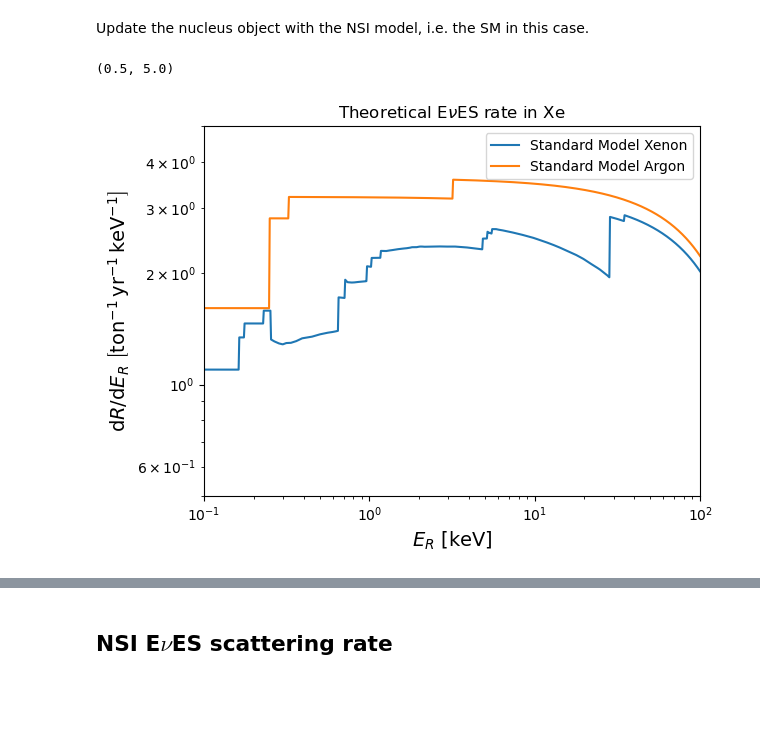
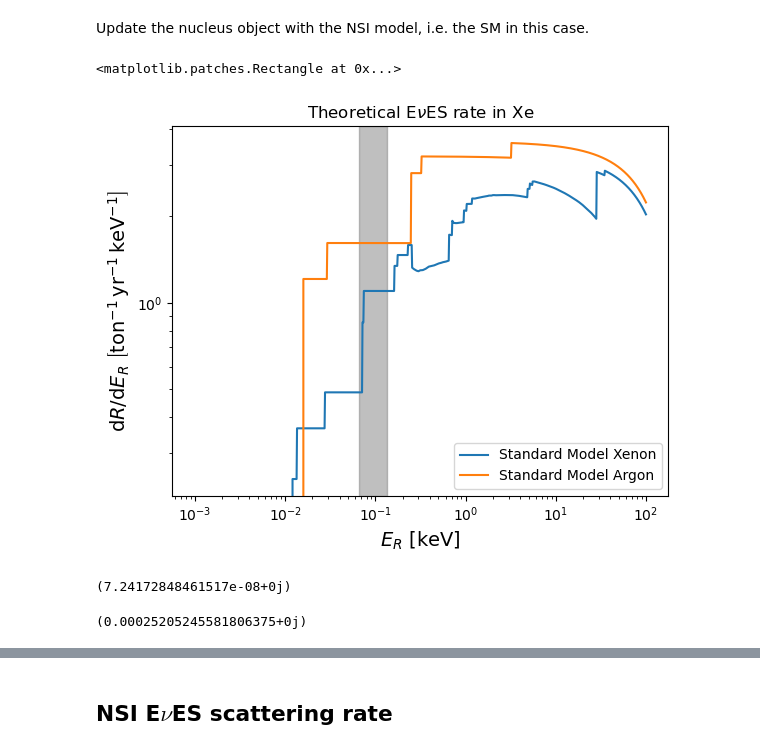
Before and after one commit to SNuDD/SNuDD, a Jupyter notebook: notebooks/EVES_rate.ipynb, the cells around one changed output, grey strips where cells are left out. Saved outputs shown, nothing was run; the diff lists cells and outputs as text; code cells hidden in the pictures; blank space fills up the shorter version.

```diff
--- a/notebooks/EVES_rate.ipynb
+++ b/notebooks/EVES_rate.ipynb
@@ -41,22 +41,24 @@ Ar_electron = Electron(Ar_nucleus, binding_ar)
 Ar_electron.update_model(sm_model)
 Ar_electron.prepare_density()
 # %%
-E_Rs = np.logspace(-2, 2, 1000) / 1e6  # Recoil Energy in GeV
+E_Rs = np.logspace(-3, 2, 1000) / 1e6  # Recoil Energy in GeV
 # %%
 sm_spec_xe = Xe_electron.spectrum(E_Rs)
 sm_spec_ar = Ar_electron.spectrum(E_Rs)
 # %%
 plt.loglog(E_Rs*1e6, abs(sm_spec_xe), label="Standard Model Xenon")
 plt.loglog(E_Rs*1e6, abs(sm_spec_ar), label="Standard Model Argon")
 
 
 plt.legend()
 plt.title(r"Theoretical E$\nu$ES rate in Xe")
 plt.ylabel(r'${\rm d}R/{\rm d}E_R\,\,\left[{\rm ton}^{-1}\,{\rm yr}^{-1}\,{\rm keV}^{-1}\right]$', size=14)
 plt.xlabel(r'$E_{R}\,\,\left[{\rm keV}\right]$', size=14)
 
-plt.xlim(xmin=1e-1, xmax=1e2)
-plt.ylim(ymax=5e0, ymin=5e-1)
+
+plt.axvspan(66e-3, 133e-3, color='gray', alpha=0.5, label='PDX energy range')
+#plt.xlim(xmin=1e-1, xmax=1e2)
+#plt.ylim(ymax=5e0, ymin=5e-1)
 # %% [output]
-(0.5, 5.0)
+<matplotlib.patches.Rectangle at 0x...>
-[figure, old version]
+[figure, new version]
@@ -62,0 +69,8 @@ plt.ylim(ymax=5e0, ymin=5e-1)
+# %%
+np.trapz(sm_spec_xePDx, x=E_Rs_PDx) * 1.04 # Integrate the spectrum to get the total rate
+# %% [output]
+(7.24172848461517e-08+0j)
+# %%
+np.trapz(sm_spec_xe, x=E_Rs) * 1.04 # Integrate the spectrum to get the total rate
+# %% [output]
+(0.00025205245581806375+0j)
```
Also changed, not shown: parts of 3 cells of this notebook, 2 other files.
